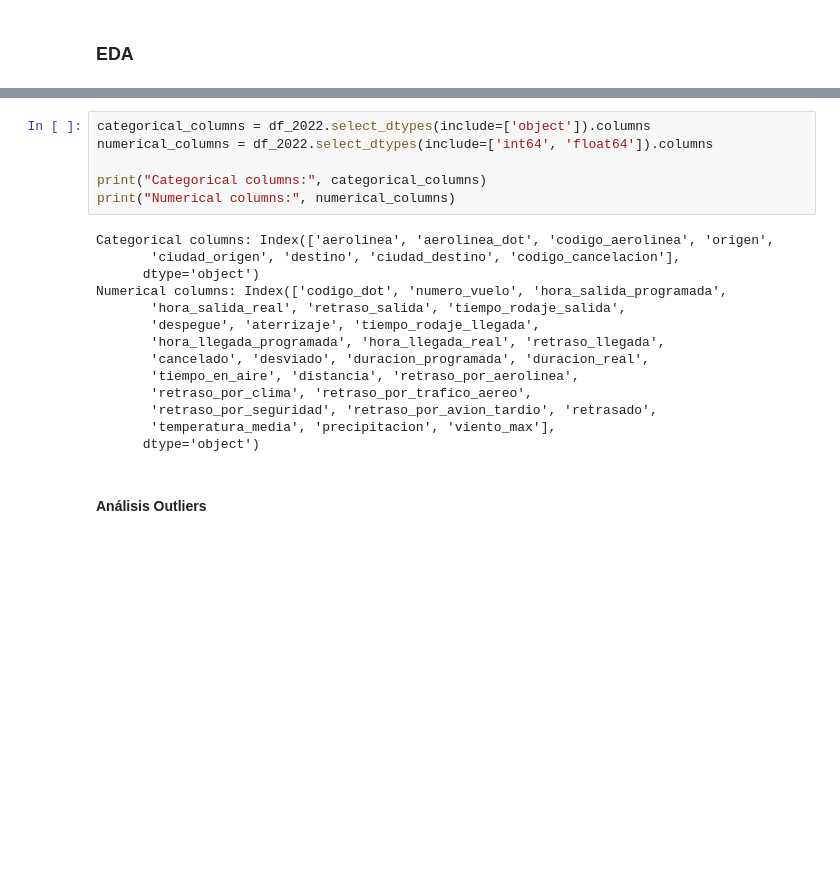
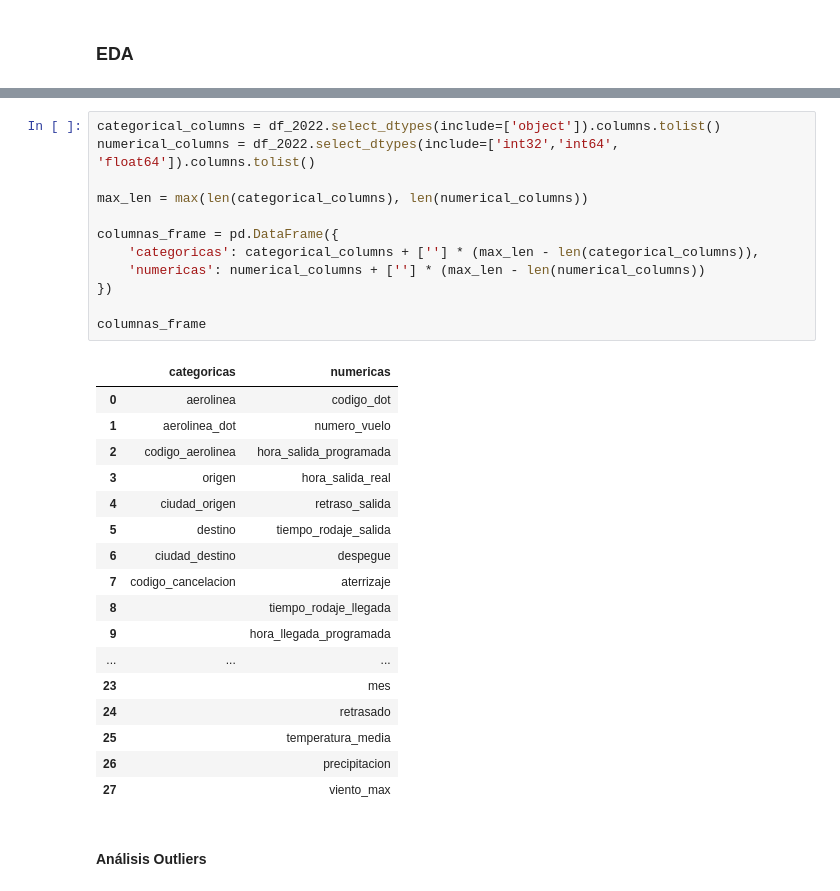
Before and after one commit to Guadacarro/TP_IA, a Jupyter notebook: tp.ipynb, the cells around one changed output, grey strips where cells are left out. Drawn from its saved outputs; the diff is of its cells as text; blank space fills up the shorter version.

```diff
--- a/tp.ipynb
+++ b/tp.ipynb
@@ -276,23 +309,33 @@ dtype: int64
 # %%
-categorical_columns = df_2022.select_dtypes(include=['object']).columns
-numerical_columns = df_2022.select_dtypes(include=['int64', 'float64']).columns
+categorical_columns = df_2022.select_dtypes(include=['object']).columns.tolist()
+numerical_columns = df_2022.select_dtypes(include=['int32','int64', 'float64']).columns.tolist()
 
-print("Categorical columns:", categorical_columns)
-print("Numerical columns:", numerical_columns)
+max_len = max(len(categorical_columns), len(numerical_columns))
+
+columnas_frame = pd.DataFrame({
+    'categoricas': categorical_columns + [''] * (max_len - len(categorical_columns)),
+    'numericas': numerical_columns + [''] * (max_len - len(numerical_columns))
+})
+
+columnas_frame
 # %% [output]
-Categorical columns: Index(['aerolinea', 'aerolinea_dot', 'codigo_aerolinea', 'origen',
-       'ciudad_origen', 'destino', 'ciudad_destino', 'codigo_cancelacion'],
-      dtype='object')
-Numerical columns: Index(['codigo_dot', 'numero_vuelo', 'hora_salida_programada',
-       'hora_salida_real', 'retraso_salida', 'tiempo_rodaje_salida',
-       'despegue', 'aterrizaje', 'tiempo_rodaje_llegada',
-       'hora_llegada_programada', 'hora_llegada_real', 'retraso_llegada',
-       'cancelado', 'desviado', 'duracion_programada', 'duracion_real',
-       'tiempo_en_aire', 'distancia', 'retraso_por_aerolinea',
-       'retraso_por_clima', 'retraso_por_trafico_aereo',
-       'retraso_por_seguridad', 'retraso_por_avion_tardio', 'retrasado',
-       'temperatura_media', 'precipitacion', 'viento_max'],
-      dtype='object')
+|  | categoricas | numericas |
+| 0 | aerolinea | codigo_dot |
+| 1 | aerolinea_dot | numero_vuelo |
+| 2 | codigo_aerolinea | hora_salida_programada |
+| 3 | origen | hora_salida_real |
+| 4 | ciudad_origen | retraso_salida |
+| 5 | destino | tiempo_rodaje_salida |
+| 6 | ciudad_destino | despegue |
+| 7 | codigo_cancelacion | aterrizaje |
+| 8 |  | tiempo_rodaje_llegada |
+| 9 |  | hora_llegada_programada |
+| ... | ... | ... |
+| 23 |  | mes |
+| 24 |  | retrasado |
+| 25 |  | temperatura_media |
+| 26 |  | precipitacion |
+| 27 |  | viento_max |
 # %% [markdown]
 #### Análisis Outliers
 # %%
```
Also changed, not shown: parts of 11 cells of this notebook.
